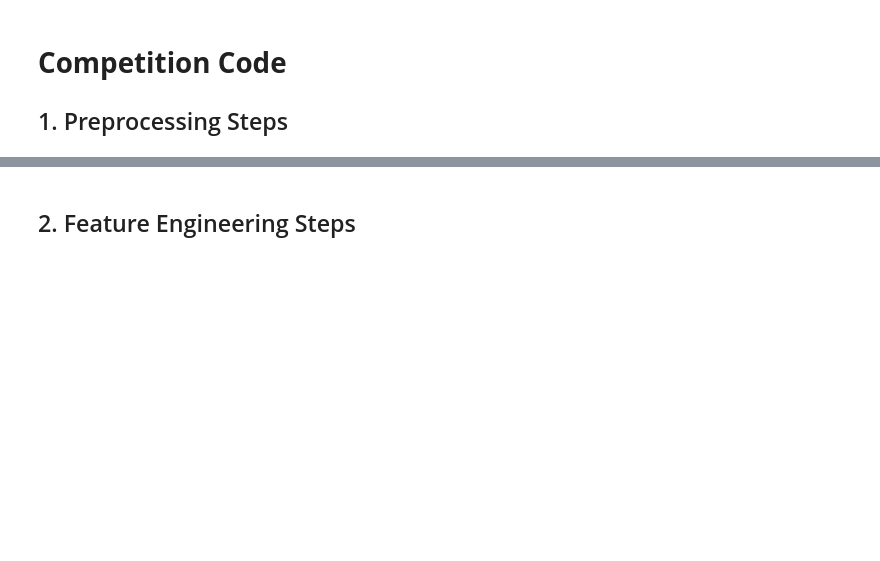
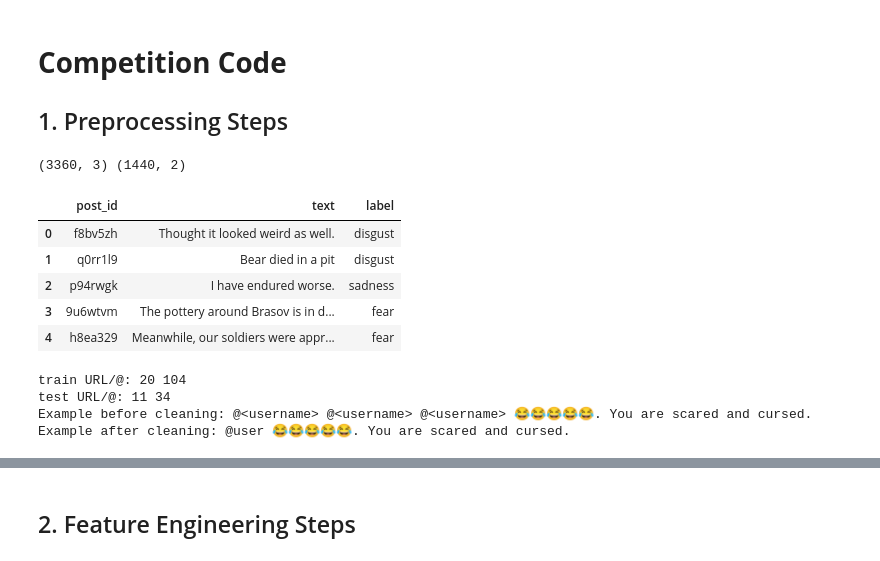
Before and after one commit to chenbrian920802/DM2026-Lab2-Exercise, a Jupyter notebook: DM2026-Lab2-Homework.ipynb, the cells around one changed output, grey strips where cells are left out. Drawn from its saved outputs; the diff is of its cells as text; code cells hidden in the pictures; blank space fills up the shorter version.

Commit message:
Add Kaggle competition code and report

```diff
--- a/DM2026-Lab2-Homework.ipynb
+++ b/DM2026-Lab2-Homework.ipynb
@@ -141,0 +263,67 @@ Markdown Syntax to Add Image: `![Description of the Image](./your_local_folder/n
+# %%
+### Add the code related to the preprocessing steps in cells inside this section
+
+import pandas as pd
+import matplotlib.pyplot as plt
+from sklearn.metrics import ConfusionMatrixDisplay
+#GPU selection setup
+import os
+os.environ["CUDA_DEVICE_ORDER"] = "PCI_BUS_ID"
+os.environ["CUDA_VISIBLE_DEVICES"] = "0"
+DATA_DIR = "data/competition/"
+
+#Load files and preprocessing
+posts = pd.read_json(DATA_DIR + "final_posts.json")
+ident = pd.read_csv(DATA_DIR + "data_identification.csv")
+emotion = pd.read_csv(DATA_DIR + "emotion.csv")
+
+df = posts.merge(ident, on="post_id")
+
+train_df = df[df["set"] == "train"]
+test_df  = df[df["set"] == "test"]
+
+train_df = train_df.merge(emotion, on="post_id")
+
+train_df = train_df.drop(columns=["set"])
+test_df  = test_df.drop(columns=["set"])
+
+print(train_df.shape, test_df.shape)
+train_df.head()
+# %% [output]
+(3360, 3) (1440, 2)
+|  | post_id | text | label |
+| 0 | f8bv5zh | Thought it looked weird as well. | disgust |
+| 1 | q0rr1l9 | Bear died in a pit | disgust |
+| 2 | p94rwgk | I have endured worse. | sadness |
+| 3 | 9u6wtvm | The pottery around Brasov is in d... | fear |
+| 4 | h8ea329 | Meanwhile, our soldiers were appr... | fear |
+# %%
+#normalize @<username> and URL
+import re
+def normalize(s):
+    s = re.sub(r"(@<username>\s*)+", "@user ", s)
+    s = re.sub(r"#+URL#+", "URL", s)
+    return re.sub(r"\s+", " ", s).strip()
+
+url = train_df[train_df["text"].str.contains(r"##URL##")]
+at  = train_df[train_df["text"].str.contains(r"@")]
+print("train URL/@:", len(url), len(at))
+#print(url["text"].head(5))
+#print(at["text"].head(5))
+
+url = test_df[test_df["text"].str.contains(r"##URL##")]
+at  = test_df[test_df["text"].str.contains(r"@")]
+print("test URL/@:", len(url), len(at))
+#print(url["text"].head(5))
+#print(at["text"].head(5))
+
+train_df["raw_text"] = train_df["text"]
+train_df["text"] = train_df["text"].apply(normalize)
+test_df["text"]  = test_df["text"].apply(normalize)
+print("Example before cleaning:", train_df.iloc[128]["raw_text"])
+print("Example after cleaning:", train_df.iloc[128]["text"])
+# %% [output]
+train URL/@: 20 104
+test URL/@: 11 34
+Example before cleaning: @<username> @<username> @<username> 😂😂😂😂😂. You are scared and cursed.
+Example after cleaning: @user 😂😂😂😂😂. You are scared and cursed.
```
Also changed, not shown: parts of 13 cells of this notebook, 2 other files.
